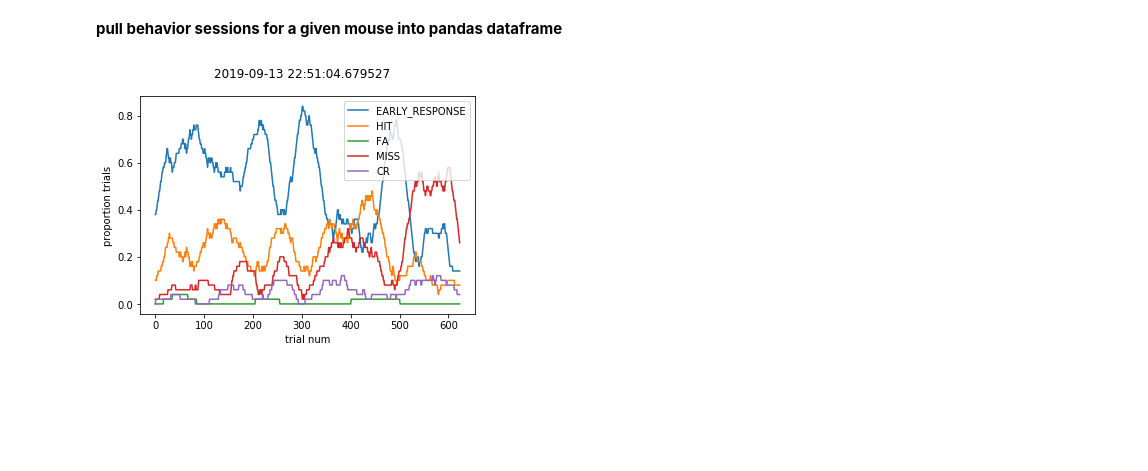
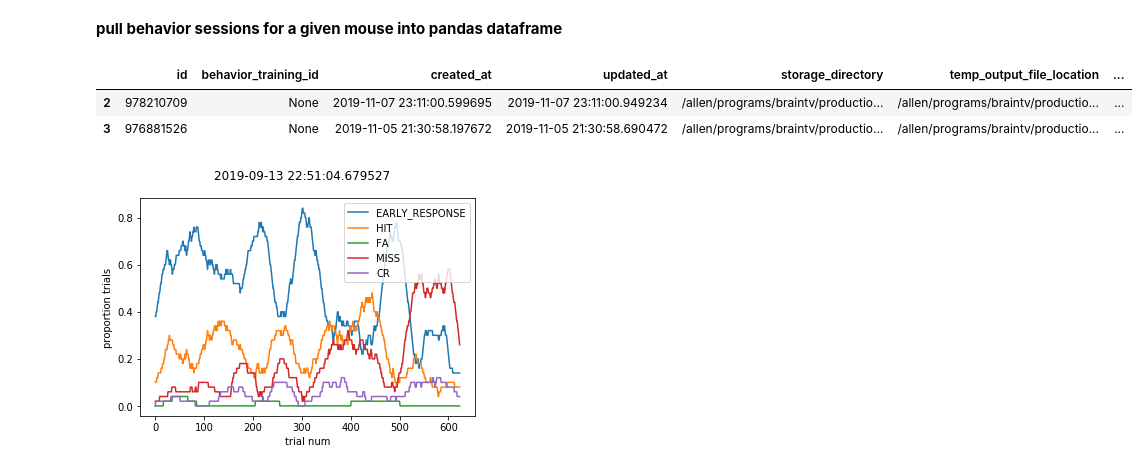
Before and after one commit to taminar/mouseBehaviorData, a Jupyter notebook: mouseBehaviorData.ipynb, the cells around one changed output. Saved outputs shown, nothing was run; the diff lists cells and outputs as text; code cells hidden in the pictures; blank space fills up the shorter version.

```diff
--- a/mouseBehaviorData.ipynb
+++ b/mouseBehaviorData.ipynb
@@ -72,17 +95,22 @@ def getPicklePath(storage_directory):
         return None
 
 def getTrialsDF(pklpath):
-    core_data = data_to_change_detection_core(pd.read_pickle(pklpath))
-    trials = create_extended_dataframe(
-            trials=core_data['trials'],
-            metadata=core_data['metadata'],
-            licks=core_data['licks'],
-            time=core_data['time'])
+    p = pd.read_pickle(pklpath)
+    if 'behavior' in p['items']:
+        core_data = data_to_change_detection_core(p)
+        trials = create_extended_dataframe(
+                trials=core_data['trials'],
+                metadata=core_data['metadata'],
+                licks=core_data['licks'],
+                time=core_data['time'])
+    else:
+        print('Found non-behavior pickle file: ' + pklpath)
+        trials = pd.DataFrame.from_dict({'stage':[None]})
     return trials
 # %% [markdown]
 **pull behavior sessions for a given mouse into pandas dataframe**
 # %%
-mouse_id = '461027'
+mouse_id = '477120'
 beh_sessions = getBehaviorSessionsForMouse(mouse_id)
 
 #add common rig name
@@ -95,12 +123,19 @@ beh_sessions['pklfile'] = beh_sessions.apply(lambda row:
 # %%
 #pick out dates to analyze: it takes a bit of time to pull this data from the network, so limiting your
 #dates is helpful when possible
-startDate = '2019-11-25'
-endDate = '2020'
+startDate = '2019-11-05'
+endDate = '2019-11-09'
 toAnalyze = beh_sessions[(beh_sessions['created_at']>=startDate)&(beh_sessions['created_at']<endDate)]
 # %%
 toAnalyze['trials'] = toAnalyze.apply(lambda row: getTrialsDF(row['pklfile']), axis=1) #this trials object has all the info you need about the session
 toAnalyze['stage'] = toAnalyze.apply(lambda row: row['trials']['stage'][0], axis=1) #add the training stage to the dataframe
+toAnalyze = toAnalyze.loc[toAnalyze['stage'].notnull()] #filter out the passive pickle files that get added during recordings
+# %%
+toAnalyze
+# %% [output]
+|  | id | behavior_training_id | created_at | updated_at | storage_directory | temp_output_file_location | ... |
+| 2 | 978210709 | None | 2019-11-07 23:11:00.599695 | 2019-11-07 23:11:00.949234 | /allen/programs/braintv/productio... | /allen/programs/braintv/productio... | ... |
+| 3 | 976881526 | None | 2019-11-05 21:30:58.197672 | 2019-11-05 21:30:58.690472 | /allen/programs/braintv/productio... | /allen/programs/braintv/productio... | ... |
 # %%
 #plot proportion of trials that were aborts, hits and false alarms
 for ir, row in toAnalyze.iterrows():
```
Also changed, not shown: parts of 2 cells of this notebook, 1 other file.
